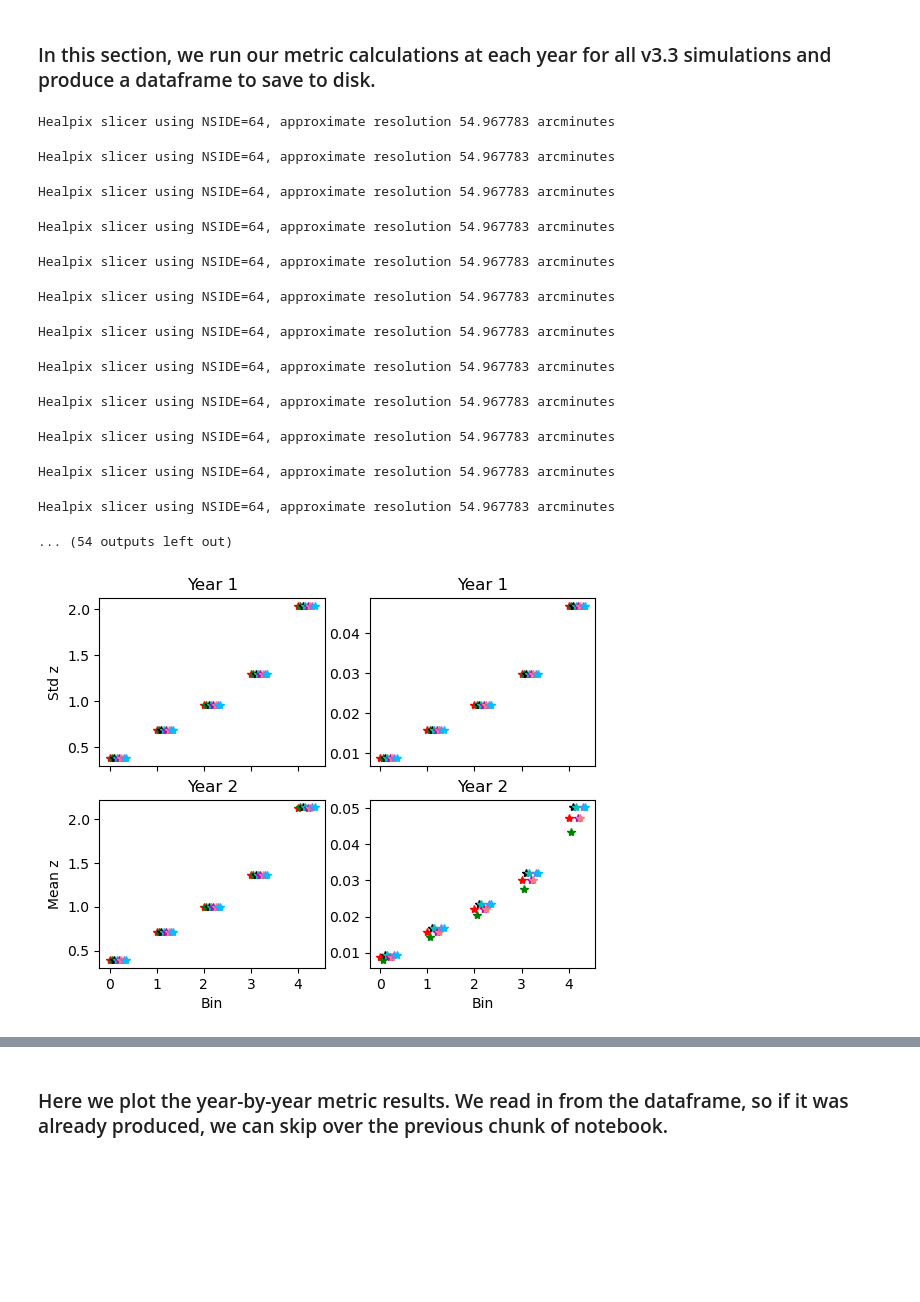
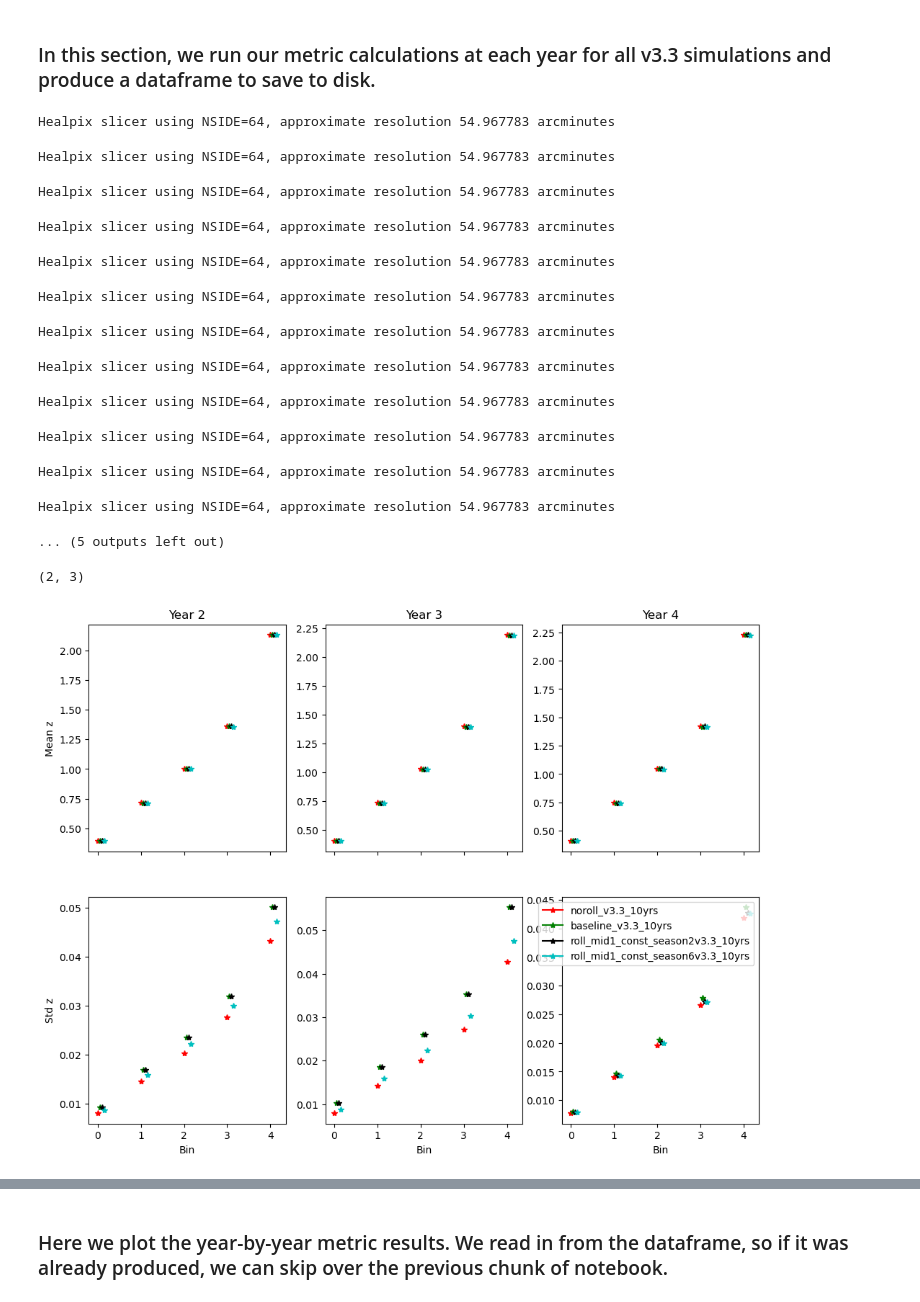
Before and after one commit to LSSTDESC/ObsStrat, a Jupyter notebook: code/meanz_uniformity/iband_to_meanz_tomo.ipynb, the cells around one changed output, grey strips where cells are left out. Cells and saved outputs as stored; diff of their text form; code cells hidden in the pictures; blank space fills up the shorter version.

Commit message:
updated plots for mean z stats

```diff
--- a/code/meanz_uniformity/iband_to_meanz_tomo.ipynb
+++ b/code/meanz_uniformity/iband_to_meanz_tomo.ipynb
@@ -88,7 +55,7 @@ import numpy as np
 import pandas as pd
 import importlib
 importlib.reload(mzmod)
-nums =len(v33_name_list)
+nums =4
 v33_df = mzmod.get_year_by_year_metrics(np.arange(1,nums+1), v33_name_list[:nums], v33_sim_list[:nums])
 display(v33_df)
 # %% [output]
@@ -104,12 +71,14 @@ Healpix slicer using NSIDE=64, approximate resolution 54.967783 arcminutes
 Healpix slicer using NSIDE=64, approximate resolution 54.967783 arcminutes
 Healpix slicer using NSIDE=64, approximate resolution 54.967783 arcminutes
 Healpix slicer using NSIDE=64, approximate resolution 54.967783 arcminutes
-... (54 outputs left out)
+... (5 outputs left out)
 # %%
 importlib.reload(mzmod)
-mzmod.plot_meanz_metrics_by_year(v33_df, years=[1,2],num_bins=5)
+
+mzmod.plot_meanz_metrics_by_year(v33_df, years=[2,3,4],num_bins=5)
 # %% [output]
+(2, 3)
-[figure, old version]
+[figure, new version]
 # %%
 v33_df.to_pickle('v33_dataframe_withmeanz.pkl')
 # %%
```
Also changed, not shown: parts of 9 cells of this notebook, 1 other file.
